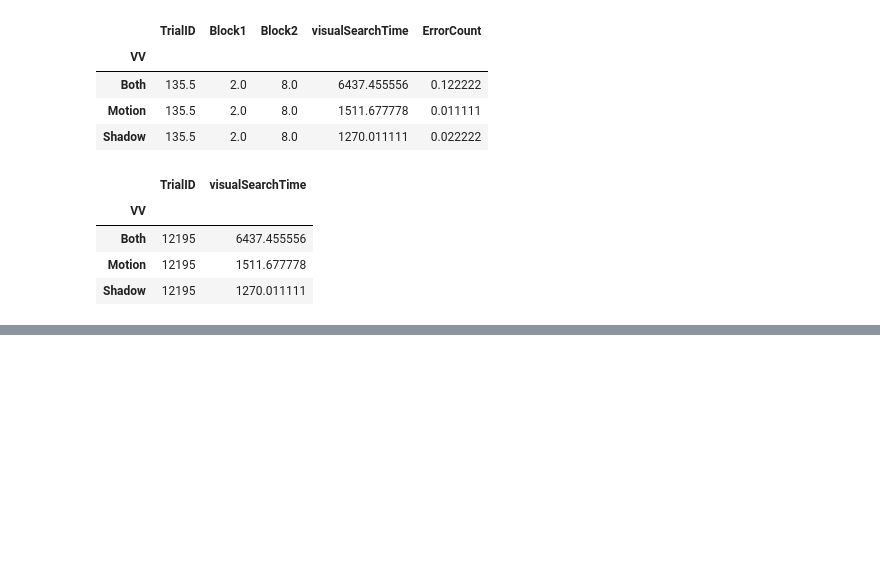
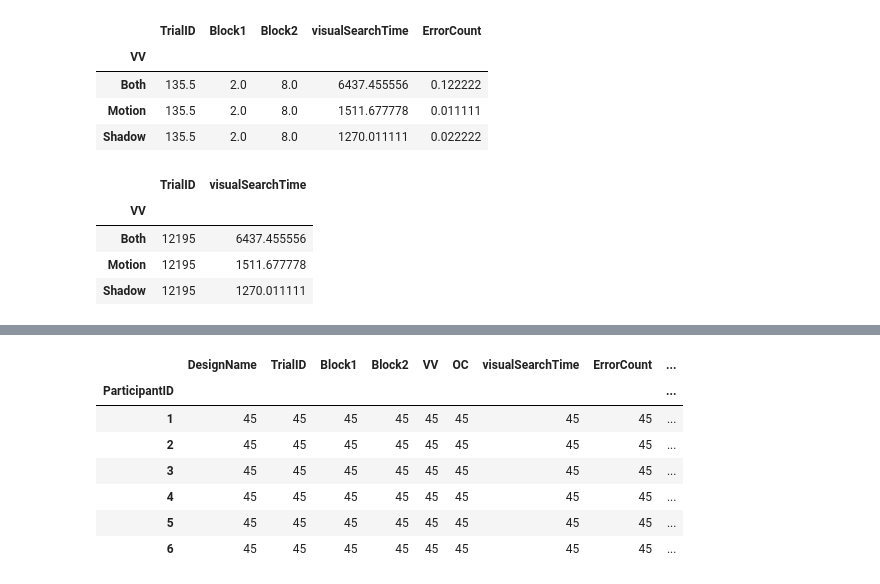
Before and after one commit to Compaagnie/ExperimentalDesign, a Jupyter notebook: Statistical_Analisys.ipynb, the cells around one changed output, grey strips where cells are left out. Saved outputs shown, nothing was run; the diff lists cells and outputs as text; code cells hidden in the pictures; blank space fills up the shorter version.

```diff
--- a/Statistical_Analisys.ipynb
+++ b/Statistical_Analisys.ipynb
@@ -96,0 +134,11 @@ data.groupby('VV').aggregate({'TrialID': 'sum', 'visualSearchTime': 'mean'})
+# %%
+data.groupby('ParticipantID').count()
+# %% [output]
+|  | DesignName | TrialID | Block1 | Block2 | VV | OC | visualSearchTime | ErrorCount | ... |
+| ParticipantID |  |  |  |  |  |  |  |  | ... |
+| 1 | 45 | 45 | 45 | 45 | 45 | 45 | 45 | 45 | ... |
+| 2 | 45 | 45 | 45 | 45 | 45 | 45 | 45 | 45 | ... |
+| 3 | 45 | 45 | 45 | 45 | 45 | 45 | 45 | 45 | ... |
+| 4 | 45 | 45 | 45 | 45 | 45 | 45 | 45 | 45 | ... |
+| 5 | 45 | 45 | 45 | 45 | 45 | 45 | 45 | 45 | ... |
+| 6 | 45 | 45 | 45 | 45 | 45 | 45 | 45 | 45 | ... |
```
Also changed, not shown: parts of 14 cells of this notebook.
